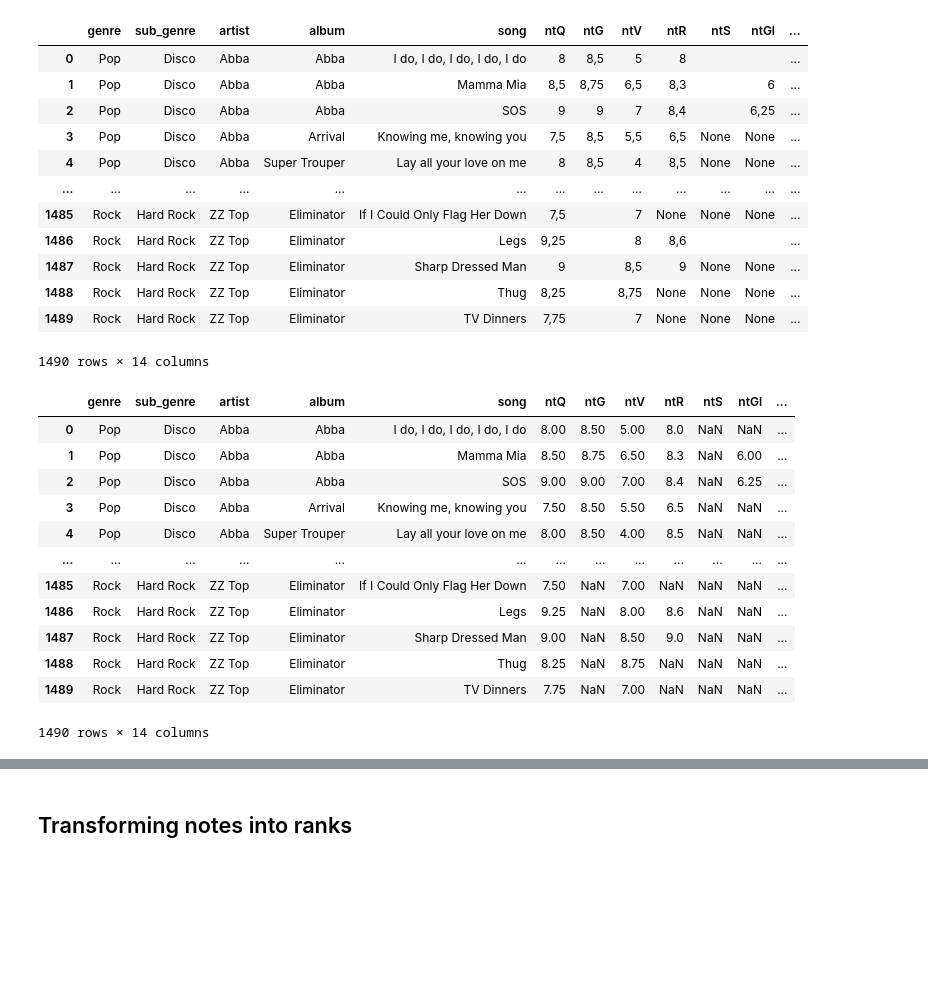
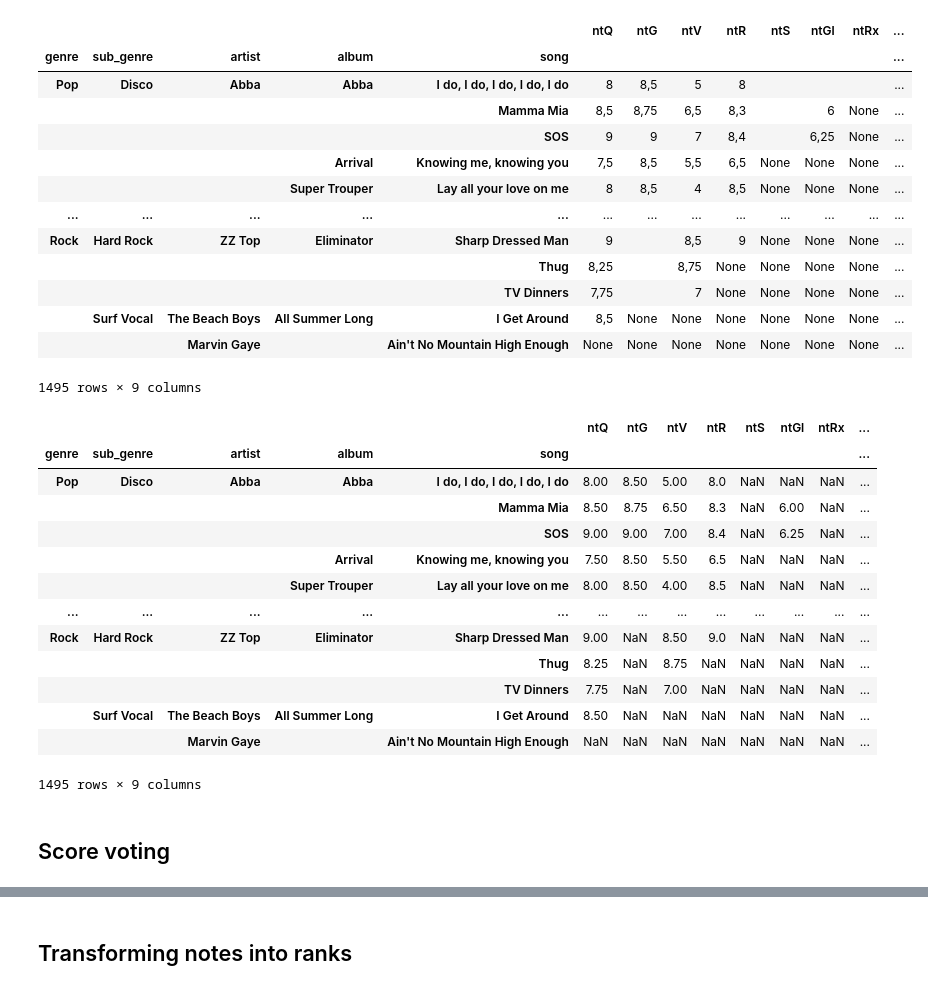
Before and after one commit to QuVil/mon-bot-le-dj-old, a Jupyter notebook: prototyping/prototyping.ipynb, the cells around one changed output, grey strips where cells are left out. Saved outputs shown, nothing was run; the diff lists cells and outputs as text; code cells hidden in the pictures; blank space fills up the shorter version.

Commit message:
Added top artists and reformated some computations for score voting prototype

```diff
--- a/prototyping/prototyping.ipynb
+++ b/prototyping/prototyping.ipynb
@@ -20,21 +20,22 @@ values = service.spreadsheets().values().get(spreadsheetId=SPREADSHEET, range='N
 headers = values.pop(0)
 # %%
 # Format data as pd.DataFrame
-data = pd.DataFrame(values, columns=headers)
+data = pd.DataFrame(values, columns=headers).set_index(["genre", "sub_genre", "artist", "album", "song"])
 data
 # %% [output]
-|  | genre | sub_genre | artist | album | song | ntQ | ntG | ntV | ntR | ntS | ntGl | ... |
-| 0 | Pop | Disco | Abba | Abba | I do, I do, I do, I do, I do | 8 | 8,5 | 5 | 8 |  |  | ... |
-| 1 | Pop | Disco | Abba | Abba | Mamma Mia | 8,5 | 8,75 | 6,5 | 8,3 |  | 6 | ... |
-| 2 | Pop | Disco | Abba | Abba | SOS | 9 | 9 | 7 | 8,4 |  | 6,25 | ... |
-| 3 | Pop | Disco | Abba | Arrival | Knowing me, knowing you | 7,5 | 8,5 | 5,5 | 6,5 | None | None | ... |
-| 4 | Pop | Disco | Abba | Super Trouper | Lay all your love on me | 8 | 8,5 | 4 | 8,5 | None | None | ... |
+|  |  |  |  |  | ntQ | ntG | ntV | ntR | ntS | ntGl | ntRx | ... |
+| genre | sub_genre | artist | album | song |  |  |  |  |  |  |  | ... |
+| Pop | Disco | Abba | Abba | I do, I do, I do, I do, I do | 8 | 8,5 | 5 | 8 |  |  |  | ... |
+|  |  |  |  | Mamma Mia | 8,5 | 8,75 | 6,5 | 8,3 |  | 6 | None | ... |
+|  |  |  |  | SOS | 9 | 9 | 7 | 8,4 |  | 6,25 | None | ... |
+|  |  |  | Arrival | Knowing me, knowing you | 7,5 | 8,5 | 5,5 | 6,5 | None | None | None | ... |
+|  |  |  | Super Trouper | Lay all your love on me | 8 | 8,5 | 4 | 8,5 | None | None | None | ... |
 | ... | ... | ... | ... | ... | ... | ... | ... | ... | ... | ... | ... | ... |
-| 1485 | Rock | Hard Rock | ZZ Top | Eliminator | If I Could Only Flag Her Down | 7,5 |  | 7 | None | None | None | ... |
-| 1486 | Rock | Hard Rock | ZZ Top | Eliminator | Legs | 9,25 |  | 8 | 8,6 |  |  | ... |
-| 1487 | Rock | Hard Rock | ZZ Top | Eliminator | Sharp Dressed Man | 9 |  | 8,5 | 9 | None | None | ... |
-| 1488 | Rock | Hard Rock | ZZ Top | Eliminator | Thug | 8,25 |  | 8,75 | None | None | None | ... |
-| 1489 | Rock | Hard Rock | ZZ Top | Eliminator | TV Dinners | 7,75 |  | 7 | None | None | None | ... |
+| Rock | Hard Rock | ZZ Top | Eliminator | Sharp Dressed Man | 9 |  | 8,5 | 9 | None | None | None | ... |
+|  |  |  |  | Thug | 8,25 |  | 8,75 | None | None | None | None | ... |
+|  |  |  |  | TV Dinners | 7,75 |  | 7 | None | None | None | None | ... |
+|  | Surf Vocal | The Beach Boys | All Summer Long | I Get Around | 8,5 | None | None | None | None | None | None | ... |
+|  |  | Marvin Gaye |  | Ain't No Mountain High Enough | None | None | None | None | None | None | None | ... |
-1490 rows × 14 columns
+1495 rows × 9 columns
 # %%
 # Saving as csv for later use
@@ -43,21 +44,25 @@ data.to_csv("../data/achmusik.csv", index=False, decimal=",")
 # Getting the decimals right -- commas to points and no more Nones
 data.fillna(value="", inplace=True)
 
-for i in range (5, data.columns.size):
-    data[data.columns[i]] = [x.replace(",", ".") for x in data[data.columns[i]]]
+for i in range(data.columns.size):
+    data[data.columns[i]] = data[data.columns[i]].str.replace(",", ".")
     data[data.columns[i]] = pd.to_numeric(data[data.columns[i]], errors='coerce')
+
 data
 # %% [output]
-|  | genre | sub_genre | artist | album | song | ntQ | ntG | ntV | ntR | ntS | ntGl | ... |
-| 0 | Pop | Disco | Abba | Abba | I do, I do, I do, I do, I do | 8.00 | 8.50 | 5.00 | 8.0 | NaN | NaN | ... |
-| 1 | Pop | Disco | Abba | Abba | Mamma Mia | 8.50 | 8.75 | 6.50 | 8.3 | NaN | 6.00 | ... |
-| 2 | Pop | Disco | Abba | Abba | SOS | 9.00 | 9.00 | 7.00 | 8.4 | NaN | 6.25 | ... |
-| 3 | Pop | Disco | Abba | Arrival | Knowing me, knowing you | 7.50 | 8.50 | 5.50 | 6.5 | NaN | NaN | ... |
-| 4 | Pop | Disco | Abba | Super Trouper | Lay all your love on me | 8.00 | 8.50 | 4.00 | 8.5 | NaN | NaN | ... |
+|  |  |  |  |  | ntQ | ntG | ntV | ntR | ntS | ntGl | ntRx | ... |
+| genre | sub_genre | artist | album | song |  |  |  |  |  |  |  | ... |
+| Pop | Disco | Abba | Abba | I do, I do, I do, I do, I do | 8.00 | 8.50 | 5.00 | 8.0 | NaN | NaN | NaN | ... |
+|  |  |  |  | Mamma Mia | 8.50 | 8.75 | 6.50 | 8.3 | NaN | 6.00 | NaN | ... |
+|  |  |  |  | SOS | 9.00 | 9.00 | 7.00 | 8.4 | NaN | 6.25 | NaN | ... |
+|  |  |  | Arrival | Knowing me, knowing you | 7.50 | 8.50 | 5.50 | 6.5 | NaN | NaN | NaN | ... |
+|  |  |  | Super Trouper | Lay all your love on me | 8.00 | 8.50 | 4.00 | 8.5 | NaN | NaN | NaN | ... |
 | ... | ... | ... | ... | ... | ... | ... | ... | ... | ... | ... | ... | ... |
-| 1485 | Rock | Hard Rock | ZZ Top | Eliminator | If I Could Only Flag Her Down | 7.50 | NaN | 7.00 | NaN | NaN | NaN | ... |
-| 1486 | Rock | Hard Rock | ZZ Top | Eliminator | Legs | 9.25 | NaN | 8.00 | 8.6 | NaN | NaN | ... |
-| 1487 | Rock | Hard Rock | ZZ Top | Eliminator | Sharp Dressed Man | 9.00 | NaN | 8.50 | 9.0 | NaN | NaN | ... |
-| 1488 | Rock | Hard Rock | ZZ Top | Eliminator | Thug | 8.25 | NaN | 8.75 | NaN | NaN | NaN | ... |
-| 1489 | Rock | Hard Rock | ZZ Top | Eliminator | TV Dinners | 7.75 | NaN | 7.00 | NaN | NaN | NaN | ... |
+| Rock | Hard Rock | ZZ Top | Eliminator | Sharp Dressed Man | 9.00 | NaN | 8.50 | 9.0 | NaN | NaN | NaN | ... |
+|  |  |  |  | Thug | 8.25 | NaN | 8.75 | NaN | NaN | NaN | NaN | ... |
+|  |  |  |  | TV Dinners | 7.75 | NaN | 7.00 | NaN | NaN | NaN | NaN | ... |
+|  | Surf Vocal | The Beach Boys | All Summer Long | I Get Around | 8.50 | NaN | NaN | NaN | NaN | NaN | NaN | ... |
+|  |  | Marvin Gaye |  | Ain't No Mountain High Enough | NaN | NaN | NaN | NaN | NaN | NaN | NaN | ... |
-1490 rows × 14 columns
+1495 rows × 9 columns
+# %% [markdown]
+## Score voting
```
Also changed, not shown: parts of 5 cells of this notebook, 1 other file.
